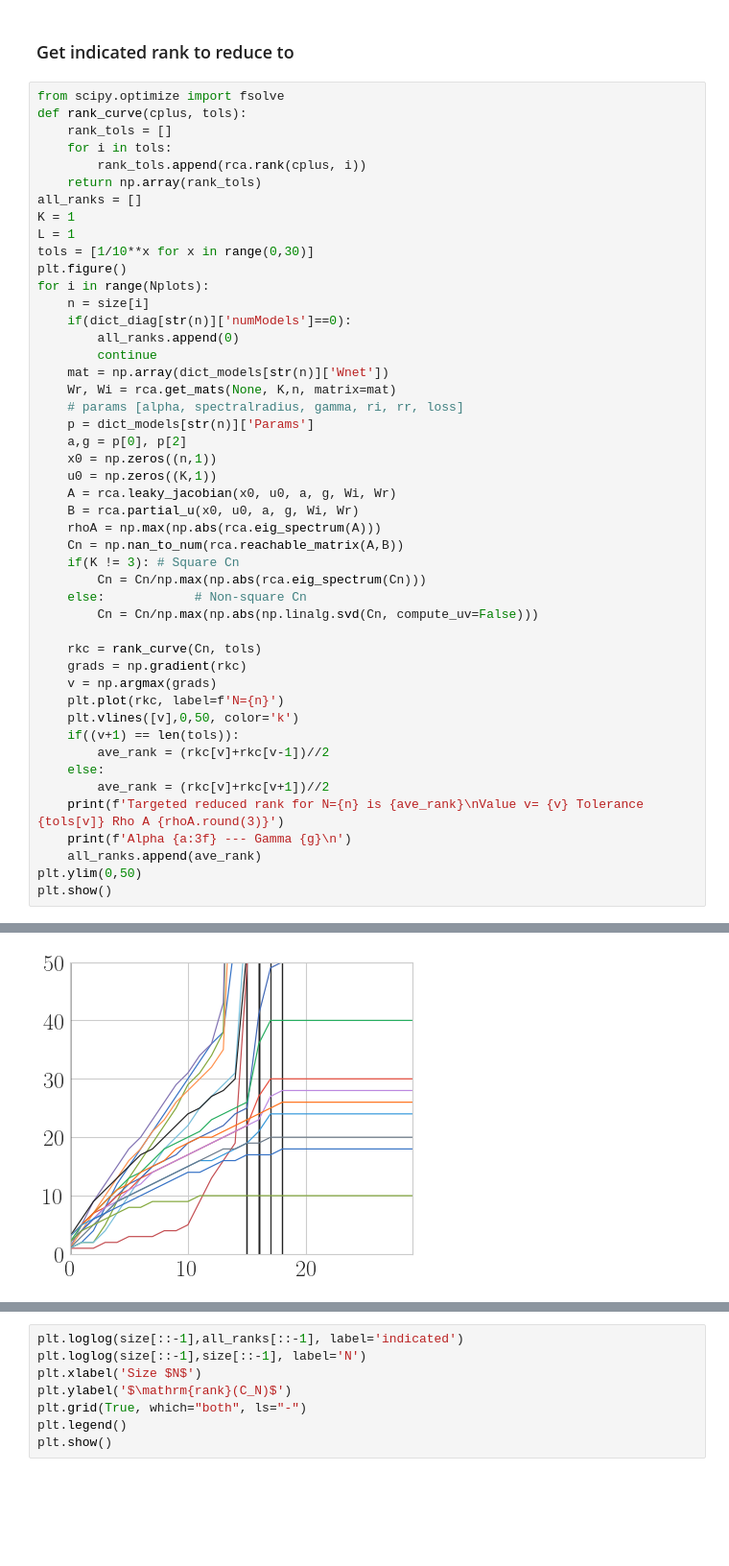
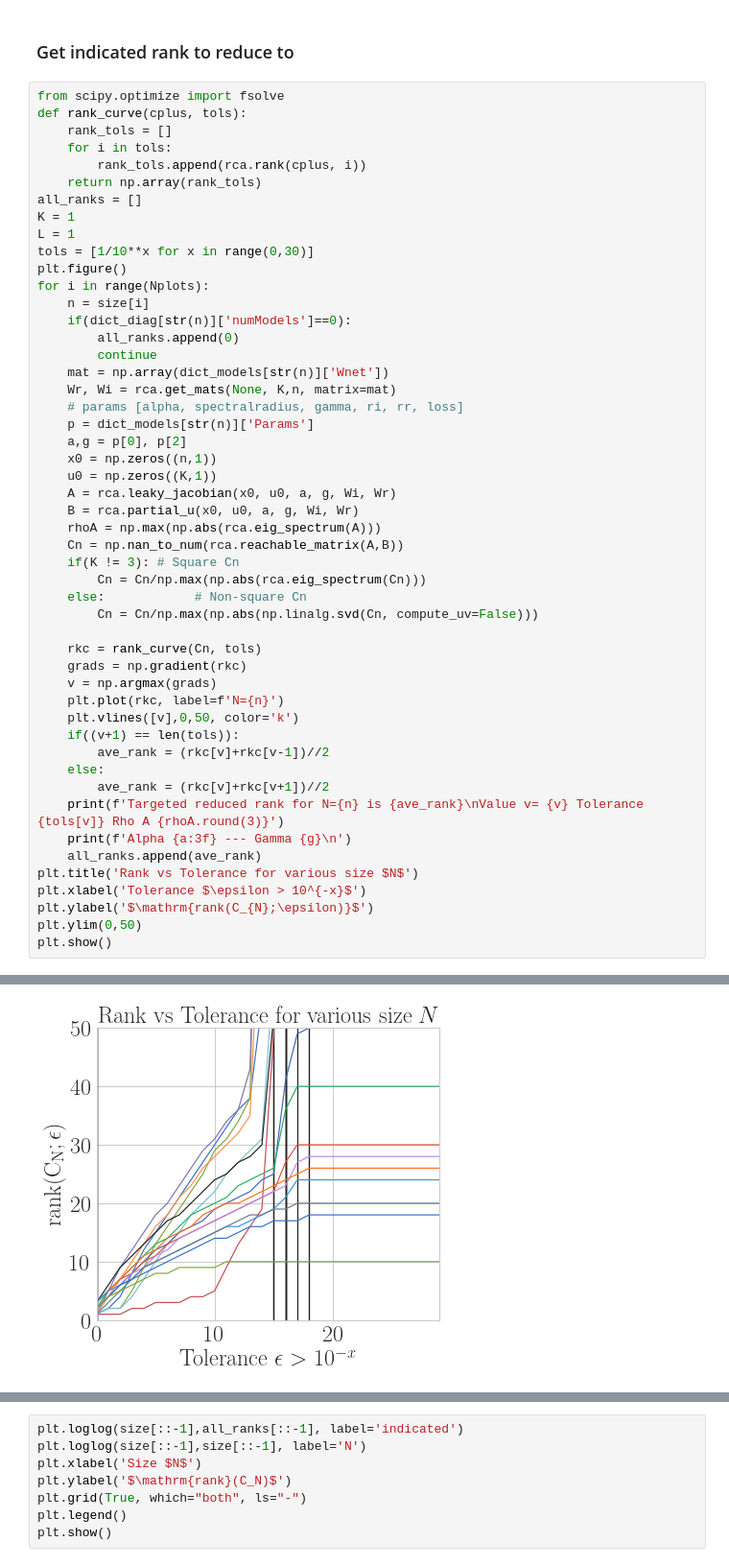
Before and after one commit to BrianWhiteaker/ChaosESN, a Jupyter notebook: NoGamma/outputsMG.ipynb, the cells around one changed output, grey strips where cells are left out. Shown at 96% size. Saved outputs shown, nothing was run; the diff lists cells and outputs as text; blank space fills up the shorter version.

Commit message:
added labels and title to rank vs tol plots

```diff
--- a/NoGamma/outputsMG.ipynb
+++ b/NoGamma/outputsMG.ipynb
@@ -298,31 +298,34 @@ for i in range(Nplots):
     v = np.argmax(grads)
     plt.plot(rkc, label=f'N={n}')
     plt.vlines([v],0,50, color='k')
     if((v+1) == len(tols)):
         ave_rank = (rkc[v]+rkc[v-1])//2
     else:
         ave_rank = (rkc[v]+rkc[v+1])//2
     print(f'Targeted reduced rank for N={n} is {ave_rank}\nValue v= {v} Tolerance {tols[v]} Rho A {rhoA.round(3)}')
     print(f'Alpha {a:3f} --- Gamma {g}\n')
     all_ranks.append(ave_rank)
+plt.title('Rank vs Tolerance for various size $N$')
+plt.xlabel('Tolerance $\epsilon > 10^{-x}$')
+plt.ylabel('$\mathrm{rank(C_{N};\epsilon)}$')
 plt.ylim(0,50)
 plt.show()
 # %% [output]
 Targeted reduced rank for N=1000 is 709
 Value v= 17 Tolerance 1e-17 Rho A 1.011
 Alpha 0.553970 --- Gamma 1.0
 
 Targeted reduced rank for N=800 is 672
 Value v= 18 Tolerance 1e-18 Rho A 1.018
 Alpha 0.587228 --- Gamma 1.0
 
 Targeted reduced rank for N=600 is 125
 Value v= 16 Tolerance 1e-16 Rho A 1.049
 Alpha 0.501037 --- Gamma 1.0
 
 ... (47 lines left out)
 
 Targeted reduced rank for N=10 is 3
 Value v= 0 Tolerance 1.0 Rho A 1.073
 Alpha 0.464021 --- Gamma 1.0
-[figure, old version]
+[figure, new version]
```
Also changed, not shown: parts of 1 cell of this notebook, 1 other file.
